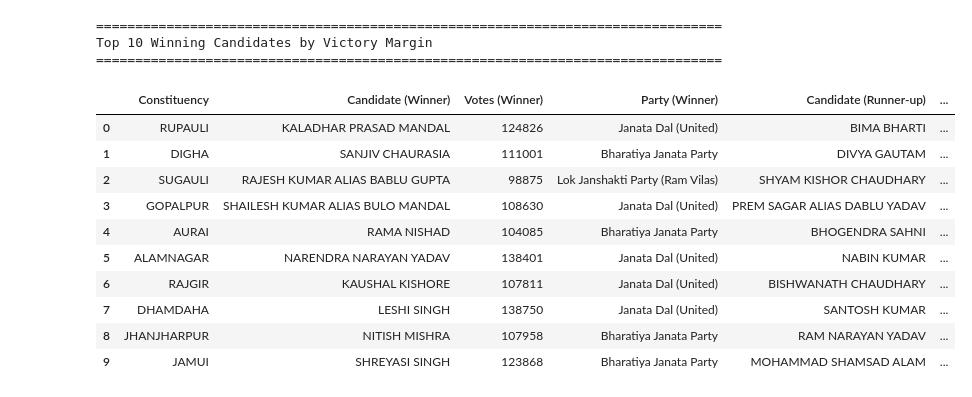
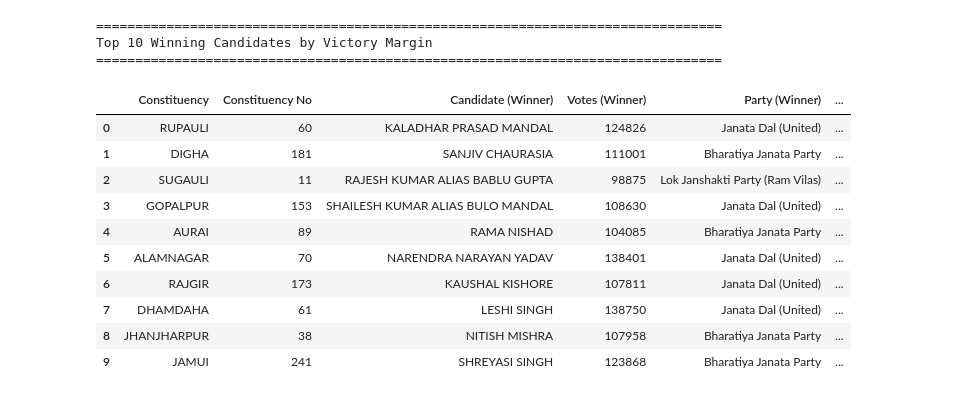
Before and after one commit to thecont1/india-votes-data, a Jupyter notebook: analyse-this.ipynb, the cells around one changed output. Cells and saved outputs as stored; diff of their text form; code cells hidden in the pictures.

```diff
--- a/analyse-this.ipynb
+++ b/analyse-this.ipynb
@@ -80,46 +80,47 @@ display(df)
 # %%
 top_n = 10
 
 # Get top 2 candidates from each constituency
-top_2_candidates = df.sort_values('total_votes', ascending=False).groupby('constituency').head(2)
+top_2_candidates = df.sort_values('total_votes', ascending=False).groupby('constituency_no').head(2)
 
 # Create separate dataframes for winners and runners-up
-winners = top_2_candidates.groupby('constituency').first().reset_index()
-runners_up = top_2_candidates.groupby('constituency').last().reset_index()
+winners = top_2_candidates.groupby('constituency_no').first().reset_index()
+runners_up = top_2_candidates.groupby('constituency_no').last().reset_index()
 
 # Combine winner and runner-up information
-results = pd.DataFrame({
+results_df = pd.DataFrame({
     'Constituency': winners['constituency'],
+    'Constituency No': winners['constituency_no'],
     'Candidate (Winner)': winners['candidate'],
     'Votes (Winner)': winners['total_votes'],
     'Party (Winner)': winners['party'],
     'Candidate (Runner-up)': runners_up['candidate'],
     'Votes (Runner-up)': runners_up['total_votes'],
     'Party (Runner-up)': runners_up['party'],
     'Margin': winners['total_votes'] - runners_up['total_votes']
 })
 
 print('='*80)
 print(f"Top {top_n} Winning Candidates by Victory Margin")
 print('='*80)
 
-results = results.sort_values('Margin', ascending=False).reset_index(drop=True)
-display(results.head(top_n))
+results_df = results_df.sort_values('Margin', ascending=False).reset_index(drop=True)
+display(results_df.head(top_n))
 # %% [output]
 ================================================================================
 Top 10 Winning Candidates by Victory Margin
 ================================================================================
-|  | Constituency | Candidate (Winner) | Votes (Winner) | Party (Winner) | Candidate (Runner-up) | ... |
-| 0 | RUPAULI | KALADHAR PRASAD MANDAL | 124826 | Janata Dal (United) | BIMA BHARTI | ... |
-| 1 | DIGHA | SANJIV CHAURASIA | 111001 | Bharatiya Janata Party | DIVYA GAUTAM | ... |
-| 2 | SUGAULI | RAJESH KUMAR ALIAS BABLU GUPTA | 98875 | Lok Janshakti Party (Ram Vilas) | SHYAM KISHOR CHAUDHARY | ... |
-| 3 | GOPALPUR | SHAILESH KUMAR ALIAS BULO MANDAL | 108630 | Janata Dal (United) | PREM SAGAR ALIAS DABLU YADAV | ... |
-| 4 | AURAI | RAMA NISHAD | 104085 | Bharatiya Janata Party | BHOGENDRA SAHNI | ... |
-| 5 | ALAMNAGAR | NARENDRA NARAYAN YADAV | 138401 | Janata Dal (United) | NABIN KUMAR | ... |
-| 6 | RAJGIR | KAUSHAL KISHORE | 107811 | Janata Dal (United) | BISHWANATH CHAUDHARY | ... |
-| 7 | DHAMDAHA | LESHI SINGH | 138750 | Janata Dal (United) | SANTOSH KUMAR | ... |
-| 8 | JHANJHARPUR | NITISH MISHRA | 107958 | Bharatiya Janata Party | RAM NARAYAN YADAV | ... |
-| 9 | JAMUI | SHREYASI SINGH | 123868 | Bharatiya Janata Party | MOHAMMAD SHAMSAD ALAM | ... |
+|  | Constituency | Constituency No | Candidate (Winner) | Votes (Winner) | Party (Winner) | ... |
+| 0 | RUPAULI | 60 | KALADHAR PRASAD MANDAL | 124826 | Janata Dal (United) | ... |
+| 1 | DIGHA | 181 | SANJIV CHAURASIA | 111001 | Bharatiya Janata Party | ... |
+| 2 | SUGAULI | 11 | RAJESH KUMAR ALIAS BABLU GUPTA | 98875 | Lok Janshakti Party (Ram Vilas) | ... |
+| 3 | GOPALPUR | 153 | SHAILESH KUMAR ALIAS BULO MANDAL | 108630 | Janata Dal (United) | ... |
+| 4 | AURAI | 89 | RAMA NISHAD | 104085 | Bharatiya Janata Party | ... |
+| 5 | ALAMNAGAR | 70 | NARENDRA NARAYAN YADAV | 138401 | Janata Dal (United) | ... |
+| 6 | RAJGIR | 173 | KAUSHAL KISHORE | 107811 | Janata Dal (United) | ... |
+| 7 | DHAMDAHA | 61 | LESHI SINGH | 138750 | Janata Dal (United) | ... |
+| 8 | JHANJHARPUR | 38 | NITISH MISHRA | 107958 | Bharatiya Janata Party | ... |
+| 9 | JAMUI | 241 | SHREYASI SINGH | 123868 | Bharatiya Janata Party | ... |
 # %%
 print('='*80)
 print(f"Bottom {top_n} Winning Candidates by Victory Margin")
```
Also changed, not shown: parts of 5 cells of this notebook, 1 other file.
